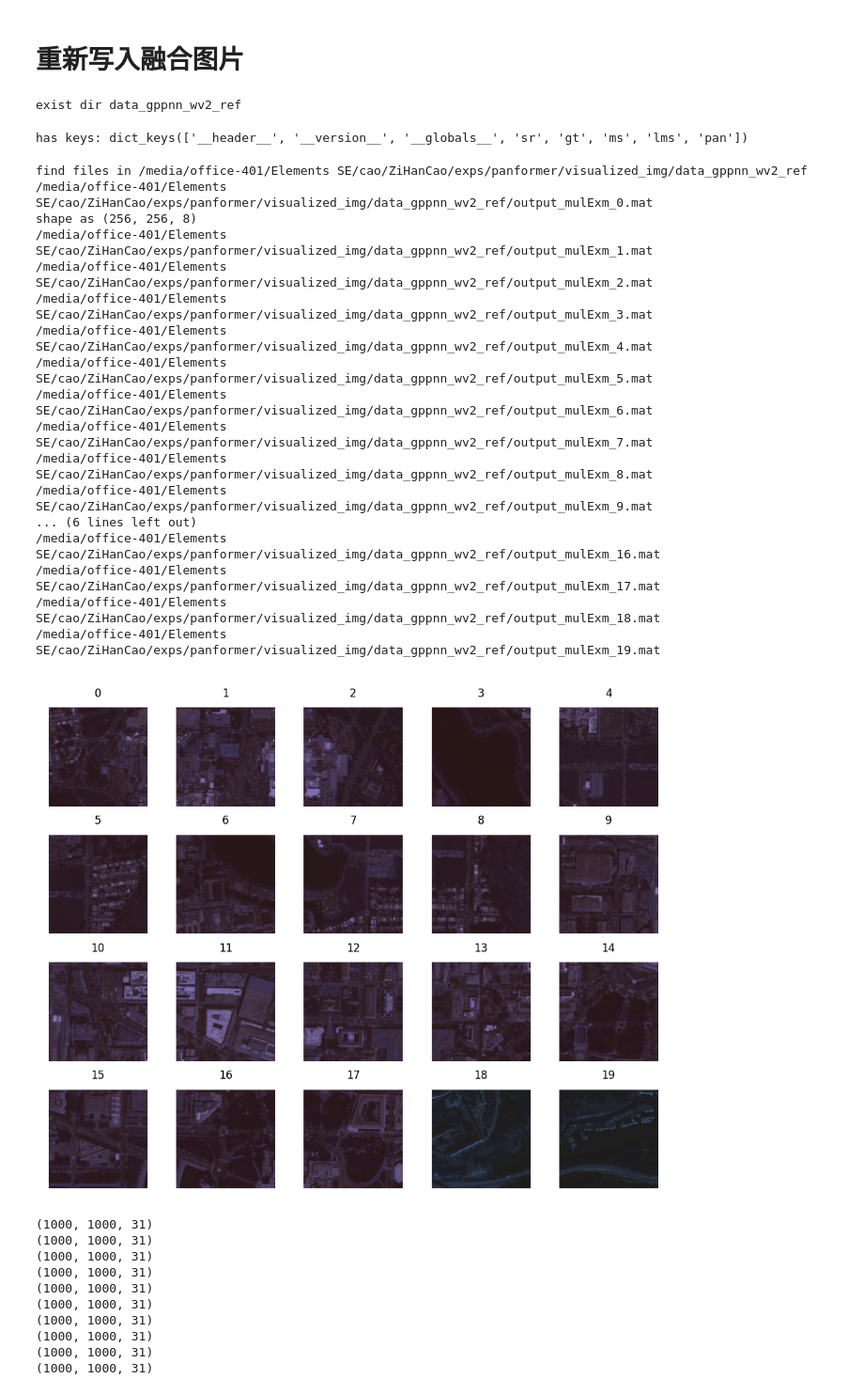
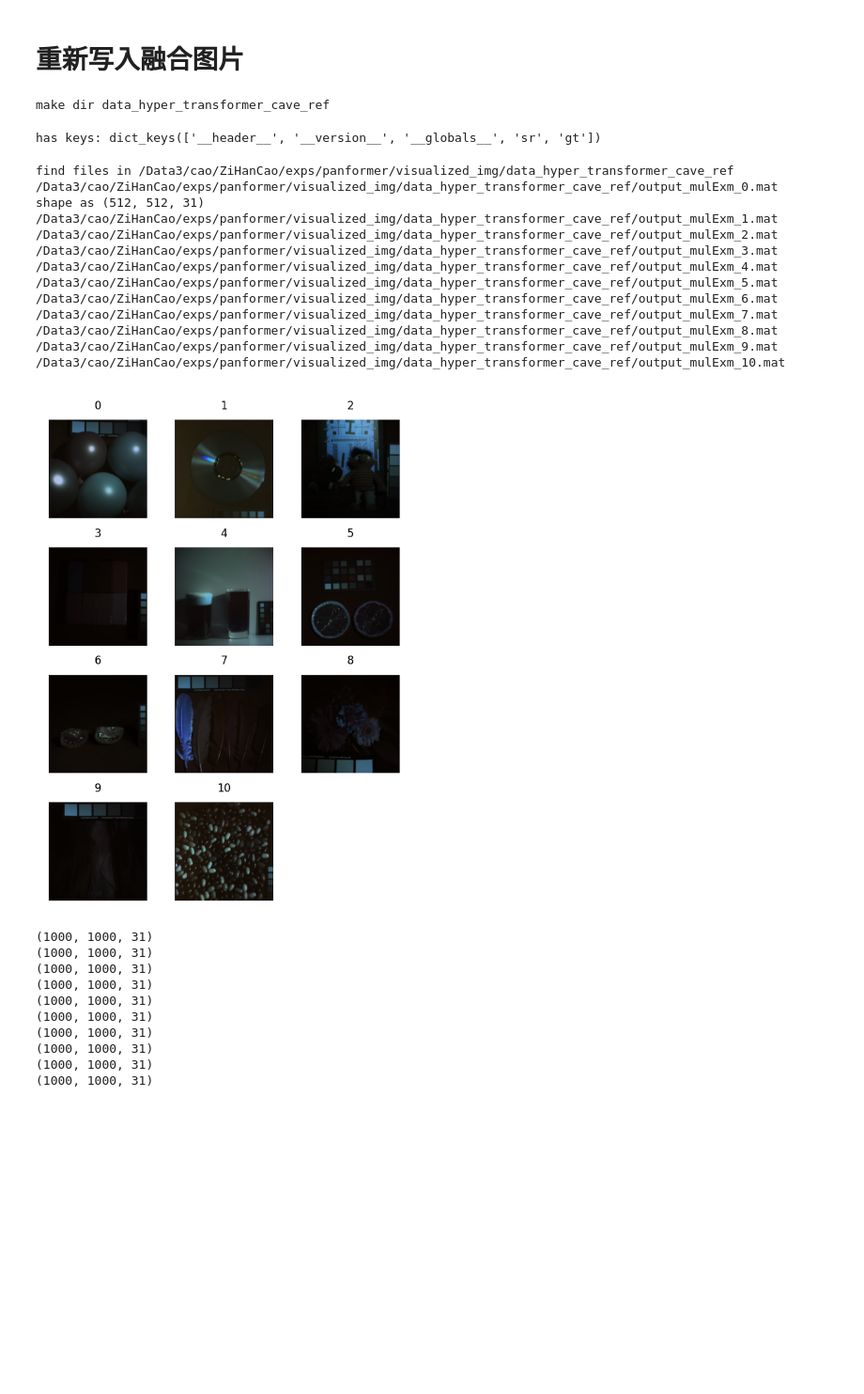
Before and after one commit to 294coder/Dif-PAN, a Jupyter notebook: misc_notebook.ipynb, the cells around one changed output. Shown at 94% size. Cells and saved outputs as stored; diff of their text form; code cells hidden in the pictures; blank space fills up the shorter version.

```diff
--- a/misc_notebook.ipynb
+++ b/misc_notebook.ipynb
@@ -283,10 +283,10 @@ import scipy.io as io
 from tqdm import tqdm
 
 
-file = r'/media/office-401/Elements SE/cao/ZiHanCao/exps/panformer/visualized_img/data_gppnn_wv2_ref.mat'
+file = r'/Data3/cao/ZiHanCao/exps/panformer/visualized_img/data_hyper_transformer_cave_ref.mat'
 
 name = file.split('/')[-1].strip('.mat')
-path = f'/media/office-401/Elements SE/cao/ZiHanCao/exps/panformer/visualized_img/{name}'
+path = f'/Data3/cao/ZiHanCao/exps/panformer/visualized_img/{name}'
 save_prefix = 'output_mulExm_'
 if not osp.exists(path):
     os.mkdir(path)
@@ -294,7 +294,7 @@ if not osp.exists(path):
 else:
     print(f'exist dir {name}')
 # %% [output]
-exist dir data_gppnn_wv2_ref
+make dir data_hyper_transformer_cave_ref
 # %%
 mat_file = io.loadmat(file)
 print(f'has keys: {mat_file.keys()}')
@@ -312,59 +312,55 @@ else:
         io.savemat(save_path, save_d)
         bar.set_description(f'save {i}.mat')
 # %% [output]
-has keys: dict_keys(['__header__', '__version__', '__globals__', 'sr', 'gt', 'ms', 'lms', 'pan'])
+has keys: dict_keys(['__header__', '__version__', '__globals__', 'sr', 'gt'])
 # %%
 import numpy as np
 import glob
 import matplotlib.pyplot as plt
 
-path = '/media/office-401/Elements SE/cao/ZiHanCao/exps/panformer/visualized_img/data_gppnn_wv2_ref'
-const = 2047
+path = '/Data3/cao/ZiHanCao/exps/panformer/visualized_img/data_hyper_transformer_cave_ref'
+const = 1
 files = glob.glob(path+'/*.mat')
 files = sorted(files, key=lambda x: int(os.path.basename(x).split('_')[-1].strip('.mat')))
 
 print(f'find files in {path}')
 f_len = len(files)
 nrows = 4
 ncols = np.ceil(f_len/4).astype('int')
 fig, axes = plt.subplots(ncols=ncols, nrows=nrows, figsize=(ncols, nrows), dpi=200)
 axes = axes.flatten()
 for ax in axes: ax.set_axis_off()
 for i, f in enumerate(files):
     print(f)
     sr = io.loadmat(f).get('sr') / const
     sr=sr.clip(0, 1)
     show_sr = (sr[..., [0,1,2]]*255).astype('uint8')
     # for j in range(3):
     #     show_sr[..., j] = cv2.equalizeHist(show_sr[..., j])
     axes[i].imshow(show_sr)
     axes[i].set_axis_off()
     axes[i].set_title(f'{i}',fontsize=6)
 
     if i == 0:
         print(f'shape as {sr.shape}')
 
 plt.tight_layout(pad=0.5)
 plt.show()
 # %% [output]
-find files in /media/office-401/Elements SE/cao/ZiHanCao/exps/panformer/visualized_img/data_gppnn_wv2_ref
-/media/office-401/Elements SE/cao/ZiHanCao/exps/panformer/visualized_img/data_gppnn_wv2_ref/output_mulExm_0.mat
-shape as (256, 256, 8)
-/media/office-401/Elements SE/cao/ZiHanCao/exps/panformer/visualized_img/data_gppnn_wv2_ref/output_mulExm_1.mat
-/media/office-401/Elements SE/cao/ZiHanCao/exps/panformer/visualized_img/data_gppnn_wv2_ref/output_mulExm_2.mat
-/media/office-401/Elements SE/cao/ZiHanCao/exps/panformer/visualized_img/data_gppnn_wv2_ref/output_mulExm_3.mat
-/media/office-401/Elements SE/cao/ZiHanCao/exps/panformer/visualized_img/data_gppnn_wv2_ref/output_mulExm_4.mat
-/media/office-401/Elements SE/cao/ZiHanCao/exps/panformer/visualized_img/data_gppnn_wv2_ref/output_mulExm_5.mat
-/media/office-401/Elements SE/cao/ZiHanCao/exps/panformer/visualized_img/data_gppnn_wv2_ref/output_mulExm_6.mat
-/media/office-401/Elements SE/cao/ZiHanCao/exps/panformer/visualized_img/data_gppnn_wv2_ref/output_mulExm_7.mat
-/media/office-401/Elements SE/cao/ZiHanCao/exps/panformer/visualized_img/data_gppnn_wv2_ref/output_mulExm_8.mat
-/media/office-401/Elements SE/cao/ZiHanCao/exps/panformer/visualized_img/data_gppnn_wv2_ref/output_mulExm_9.mat
-... (6 lines left out)
-/media/office-401/Elements SE/cao/ZiHanCao/exps/panformer/visualized_img/data_gppnn_wv2_ref/output_mulExm_16.mat
-/media/office-401/Elements SE/cao/ZiHanCao/exps/panformer/visualized_img/data_gppnn_wv2_ref/output_mulExm_17.mat
-/media/office-401/Elements SE/cao/ZiHanCao/exps/panformer/visualized_img/data_gppnn_wv2_ref/output_mulExm_18.mat
-/media/office-401/Elements SE/cao/ZiHanCao/exps/panformer/visualized_img/data_gppnn_wv2_ref/output_mulExm_19.mat
+find files in /Data3/cao/ZiHanCao/exps/panformer/visualized_img/data_hyper_transformer_cave_ref
+/Data3/cao/ZiHanCao/exps/panformer/visualized_img/data_hyper_transformer_cave_ref/output_mulExm_0.mat
+shape as (512, 512, 31)
+/Data3/cao/ZiHanCao/exps/panformer/visualized_img/data_hyper_transformer_cave_ref/output_mulExm_1.mat
+/Data3/cao/ZiHanCao/exps/panformer/visualized_img/data_hyper_transformer_cave_ref/output_mulExm_2.mat
+/Data3/cao/ZiHanCao/exps/panformer/visualized_img/data_hyper_transformer_cave_ref/output_mulExm_3.mat
+/Data3/cao/ZiHanCao/exps/panformer/visualized_img/data_hyper_transformer_cave_ref/output_mulExm_4.mat
+/Data3/cao/ZiHanCao/exps/panformer/visualized_img/data_hyper_transformer_cave_ref/output_mulExm_5.mat
+/Data3/cao/ZiHanCao/exps/panformer/visualized_img/data_hyper_transformer_cave_ref/output_mulExm_6.mat
+/Data3/cao/ZiHanCao/exps/panformer/visualized_img/data_hyper_transformer_cave_ref/output_mulExm_7.mat
+/Data3/cao/ZiHanCao/exps/panformer/visualized_img/data_hyper_transformer_cave_ref/output_mulExm_8.mat
+/Data3/cao/ZiHanCao/exps/panformer/visualized_img/data_hyper_transformer_cave_ref/output_mulExm_9.mat
+/Data3/cao/ZiHanCao/exps/panformer/visualized_img/data_hyper_transformer_cave_ref/output_mulExm_10.mat
-[figure, old version]
+[figure, new version]
 # %%
 import h5py
 
```
Also changed, not shown: 10 other files.
